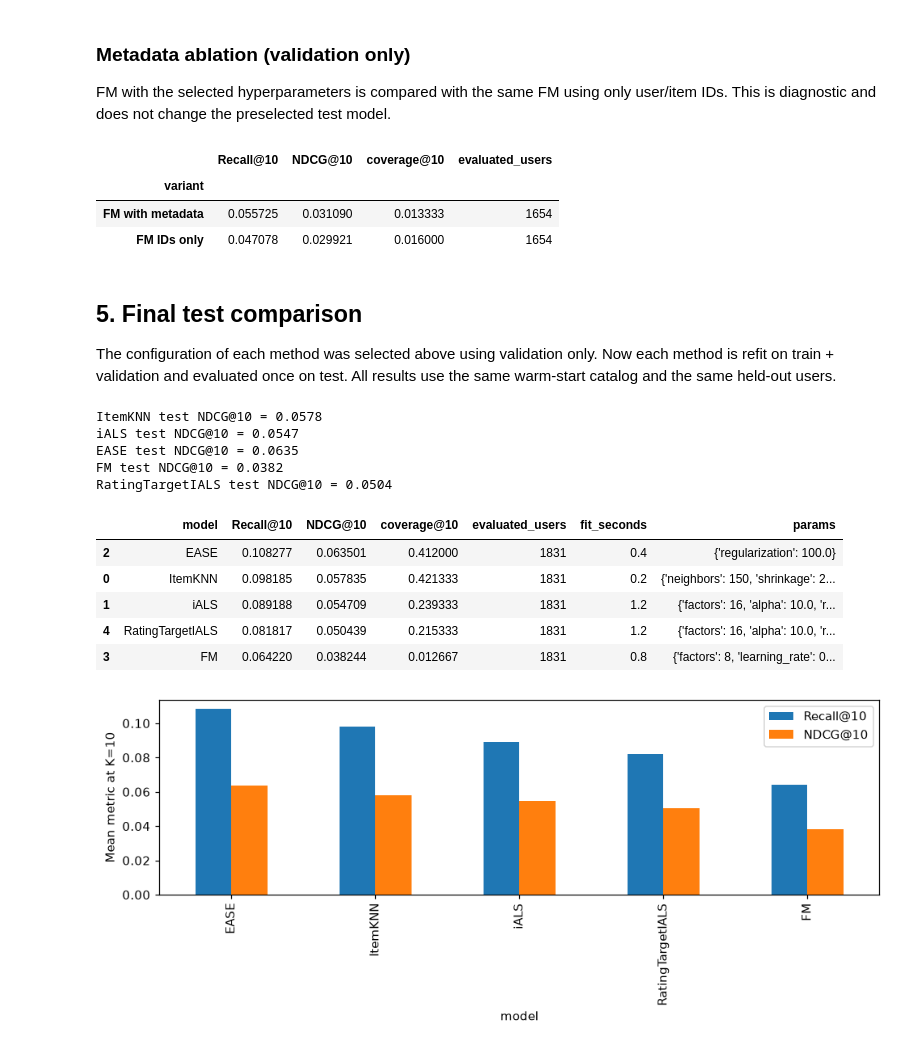
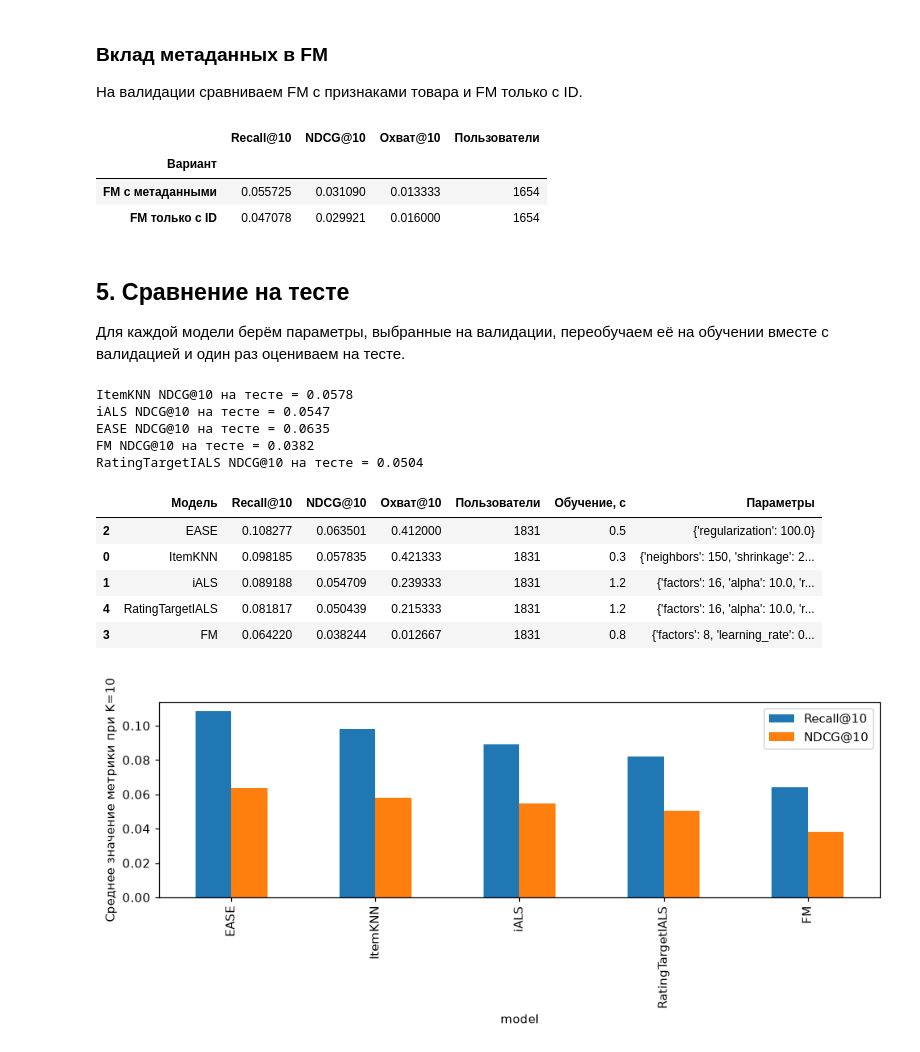
Before and after one commit to arinagrishanova/recsys-homework-1, a Jupyter notebook: experiments.ipynb, the cells around one changed output. Saved outputs shown, nothing was run; the diff lists cells and outputs as text; code cells hidden in the pictures.

```diff
--- a/experiments.ipynb
+++ b/experiments.ipynb
@@ -42,9 +46,9 @@ FILES = {
 for name, (relative_url, expected_hash) in FILES.items():
     path = DATA / name
     if not path.exists():
-        print('Downloading', name)
+        print('Скачивание:', name)
         urlretrieve(SOURCE + relative_url, path)
     digest = sha256(path.read_bytes()).hexdigest()
-    assert digest == expected_hash, f'Checksum mismatch: {name}'
-print('Source files are present and checksums match.')
+    assert digest == expected_hash, f'Не совпала контрольная сумма: {name}'
+print('Исходные файлы готовы; контрольные суммы совпадают.')
 # %% [output]
@@ -211,7 +211,7 @@ def evaluate(model, holdout, known):
     relevant = holdout.loc[holdout.rating >= 4].groupby('user').item.agg(list)
     users = relevant.index.to_numpy(dtype=np.int32)
     if len(users) == 0:
-        raise ValueError('No relevant users in evaluation split')
+        raise ValueError('Нет пользователей с релевантными товарами в этой части данных')
     top = model.recommend(users, k=10, exclude=known)
     assert top.shape == (len(users), 10)
     recalls, ndcgs = [], []
@@ -230,6 +230,6 @@ def evaluate(model, holdout, known):
     }
 
 
-print('Validation users:', valid.loc[valid.rating >= 4, 'user'].nunique())
-print('Test users:', test.loc[test.rating >= 4, 'user'].nunique())
+print('Пользователей в валидации:', valid.loc[valid.rating >= 4, 'user'].nunique())
+print('Пользователей в тесте:', test.loc[test.rating >= 4, 'user'].nunique())
 # %% [output]
@@ -343,63 +334,61 @@ Chosen only from validation:
 | RatingTargetIALS | {'factors': 16, 'alpha': 10.0, 'r... | 0.091649 | 0.051189 |
 | FM | {'factors': 8, 'learning_rate': 0... | 0.055725 | 0.031090 |
 # %% [markdown]
-### Metadata ablation (validation only)
+### Вклад метаданных в FM
 
-FM with the selected hyperparameters is compared with the same FM using only
-user/item IDs. This is diagnostic and does not change the preselected test model.
+На валидации сравниваем FM с признаками товара и FM только с ID.
 # %%
 fm_params = chosen.loc['FM', 'params']
 fm_ids = fit_model(make_model('FM', fm_params, use_metadata=False), train)
 fm_ids_valid = evaluate(fm_ids, valid, train_history)
 display(pd.DataFrame([
-    {'variant': 'FM with metadata', **validation_results.loc[
+    {'variant': 'FM с метаданными', **validation_results.loc[
         (validation_results.model == 'FM') &
         (validation_results.params.map(str) == str(fm_params))
     ].iloc[0][['Recall@10', 'NDCG@10', 'coverage@10', 'evaluated_users']].to_dict()},
-    {'variant': 'FM IDs only', **fm_ids_valid},
-]).set_index('variant'))
+    {'variant': 'FM только с ID', **fm_ids_valid},
+]).set_index('variant').rename_axis('Вариант').rename(columns={'coverage@10': 'Охват@10', 'evaluated_users': 'Пользователи'}))
 # %% [output]
-|  | Recall@10 | NDCG@10 | coverage@10 | evaluated_users |
-| variant |  |  |  |  |
-| FM with metadata | 0.055725 | 0.031090 | 0.013333 | 1654 |
-| FM IDs only | 0.047078 | 0.029921 | 0.016000 | 1654 |
+|  | Recall@10 | NDCG@10 | Охват@10 | Пользователи |
+| Вариант |  |  |  |  |
+| FM с метаданными | 0.055725 | 0.031090 | 0.013333 | 1654 |
+| FM только с ID | 0.047078 | 0.029921 | 0.016000 | 1654 |
 # %% [markdown]
-## 5. Final test comparison
+## 5. Сравнение на тесте
 
-The configuration of each method was selected above using validation only.
-Now each method is refit on train + validation and evaluated once on test.
-All results use the same warm-start catalog and the same held-out users.
+Для каждой модели берём параметры, выбранные на валидации, переобучаем её
+на обучении вместе с валидацией и один раз оцениваем на тесте.
 # %%
 final_models = {}
 test_rows = []
 for name in GRID:
     params = chosen.loc[name, 'params']
     start = perf_counter()
     model = fit_model(make_model(name, params), train_valid)
     final_models[name] = model
     metrics = evaluate(model, test, train_valid_history)
     test_rows.append({'model': name, 'params': params,
                       'fit_seconds': round(perf_counter() - start, 1), **metrics})
-    print(name, 'test NDCG@10 =', round(metrics['NDCG@10'], 4))
+    print(name, 'NDCG@10 на тесте =', round(metrics['NDCG@10'], 4))
 test_results = pd.DataFrame(test_rows).sort_values('NDCG@10', ascending=False)
 display(test_results[['model', 'Recall@10', 'NDCG@10', 'coverage@10',
-                      'evaluated_users', 'fit_seconds', 'params']])
+                      'evaluated_users', 'fit_seconds', 'params']].rename(columns={'model': 'Модель', 'params': 'Параметры', 'fit_seconds': 'Обучение, с', 'coverage@10': 'Охват@10', 'evaluated_users': 'Пользователи'}))
 ax = test_results.set_index('model')[['Recall@10', 'NDCG@10']].plot.bar(figsize=(9, 4))
-ax.set_ylabel('Mean metric at K=10')
+ax.set_ylabel('Среднее значение метрики при K=10')
 ax.set_ylim(bottom=0)
 plt.tight_layout()
 plt.show()
 # %% [output]
-ItemKNN test NDCG@10 = 0.0578
-iALS test NDCG@10 = 0.0547
-EASE test NDCG@10 = 0.0635
-FM test NDCG@10 = 0.0382
-RatingTargetIALS test NDCG@10 = 0.0504
+ItemKNN NDCG@10 на тесте = 0.0578
+iALS NDCG@10 на тесте = 0.0547
+EASE NDCG@10 на тесте = 0.0635
+FM NDCG@10 на тесте = 0.0382
+RatingTargetIALS NDCG@10 на тесте = 0.0504
-|  | model | Recall@10 | NDCG@10 | coverage@10 | evaluated_users | fit_seconds | params |
-| 2 | EASE | 0.108277 | 0.063501 | 0.412000 | 1831 | 0.4 | {'regularization': 100.0} |
-| 0 | ItemKNN | 0.098185 | 0.057835 | 0.421333 | 1831 | 0.2 | {'neighbors': 150, 'shrinkage': 2... |
+|  | Модель | Recall@10 | NDCG@10 | Охват@10 | Пользователи | Обучение, с | Параметры |
+| 2 | EASE | 0.108277 | 0.063501 | 0.412000 | 1831 | 0.5 | {'regularization': 100.0} |
+| 0 | ItemKNN | 0.098185 | 0.057835 | 0.421333 | 1831 | 0.3 | {'neighbors': 150, 'shrinkage': 2... |
 | 1 | iALS | 0.089188 | 0.054709 | 0.239333 | 1831 | 1.2 | {'factors': 16, 'alpha': 10.0, 'r... |
 | 4 | RatingTargetIALS | 0.081817 | 0.050439 | 0.215333 | 1831 | 1.2 | {'factors': 16, 'alpha': 10.0, 'r... |
 | 3 | FM | 0.064220 | 0.038244 | 0.012667 | 1831 | 0.8 | {'factors': 8, 'learning_rate': 0... |
-[figure, old version]
+[figure, new version]
 # %% [markdown]
```
Also changed, not shown: parts of 14 cells of this notebook, 2 other files.
